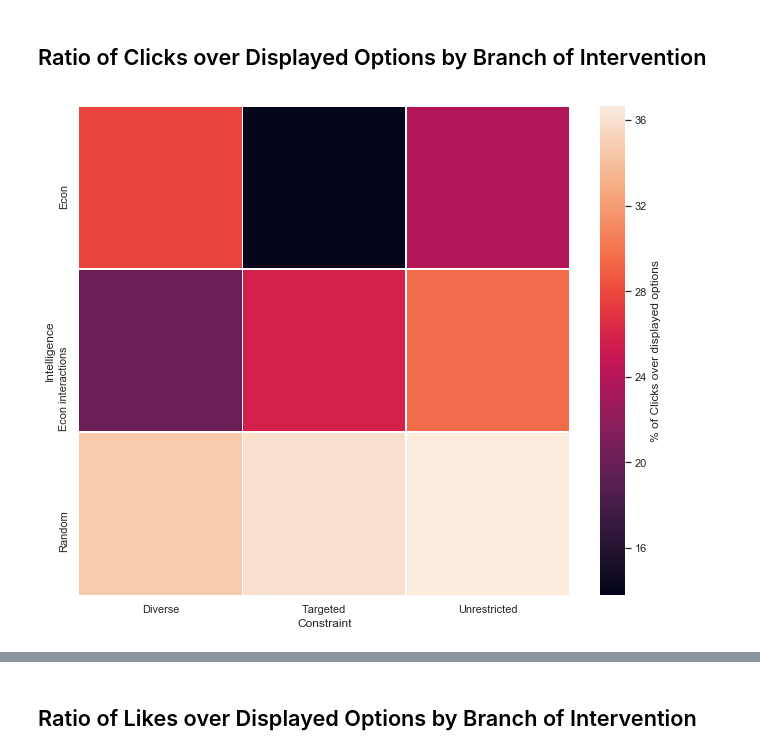
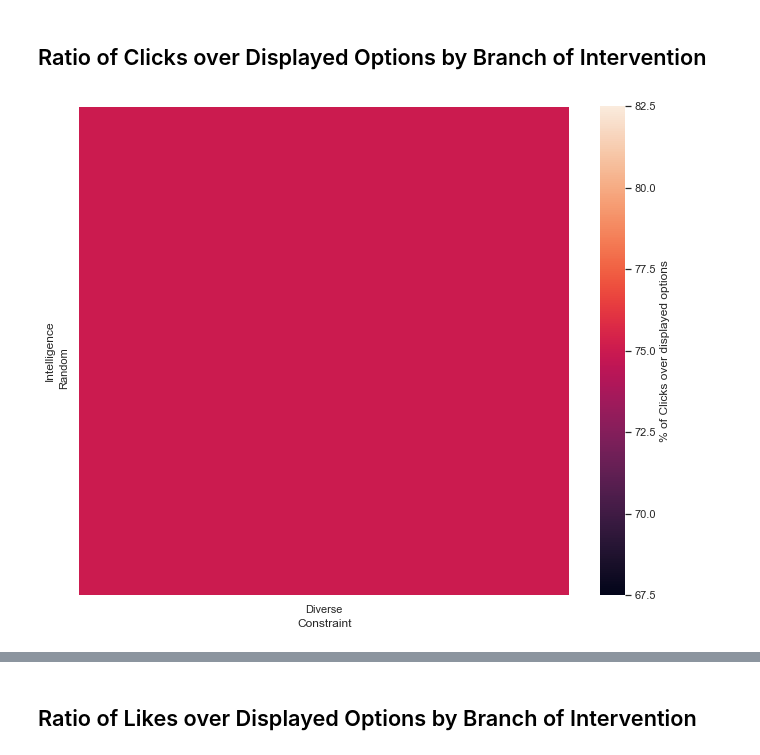
Before and after one commit to ConsiliumBots/consiliumbots.github.io, a Jupyter notebook: Dashboard Dominicana.ipynb, the cells around one changed output, grey strips where cells are left out. Cells and saved outputs as stored; diff of their text form; code cells hidden in the pictures.

Commit message:
Update Dashboard methods

```diff
--- a/Dashboard Dominicana.ipynb
+++ b/Dashboard Dominicana.ipynb
@@ -37,6 +44,6 @@ import dashboard_data_viz
 # %% [markdown]
 ## Ratio of Clicks over Displayed Options by Branch of Intervention
 # %%
-dashboard_data_viz.Number_Of_Clicks_by_Bot()
+dashboard_data_viz.Clicks_over_Displayed_Options_by_Bot()
 # %% [output]
-[figure, old version]
+[figure, new version]
```
Also changed, not shown: parts of 11 cells of this notebook.
